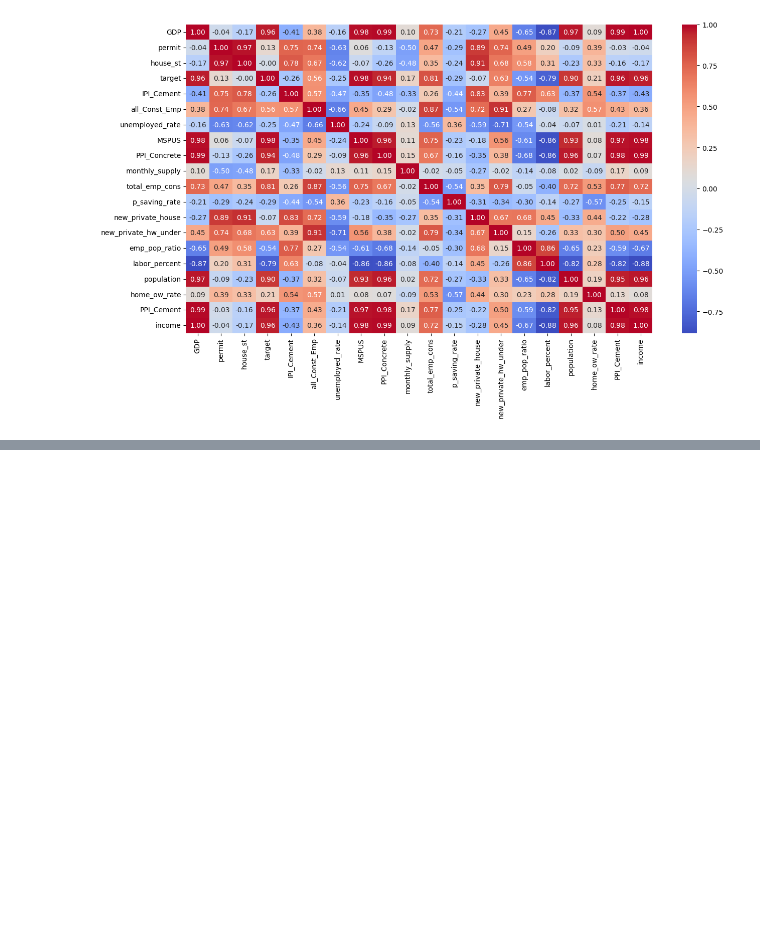
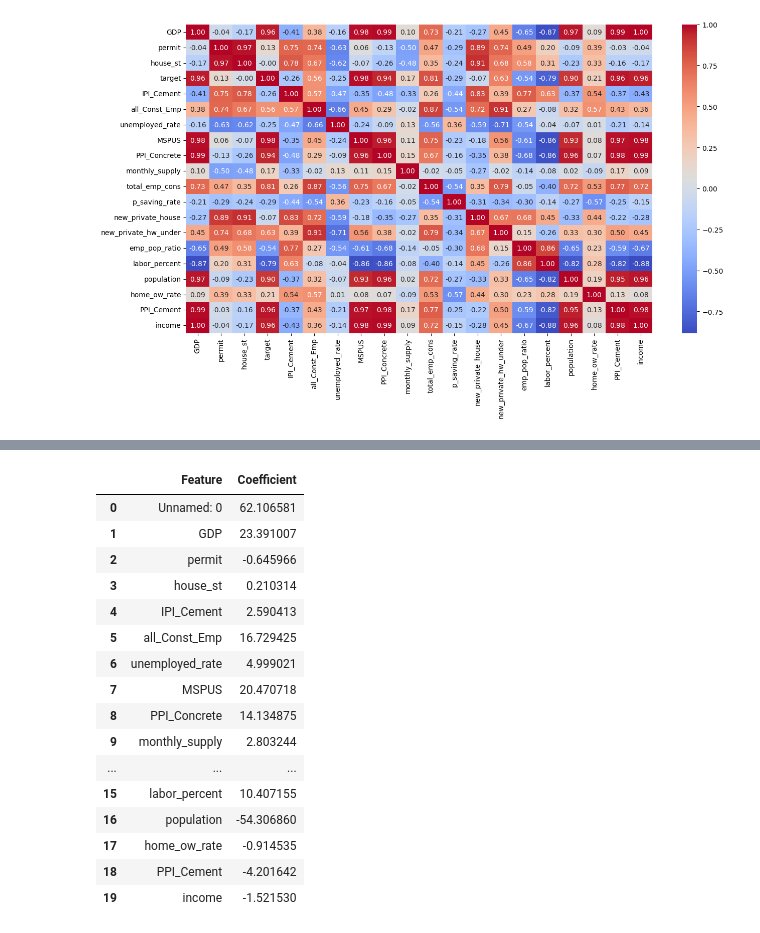
Before and after one commit to somyakmukherjee/US-Home-Price-Prediction, a Jupyter notebook: EDA_&_Modelling.ipynb, the cells around one changed output, grey strips where cells are left out. Cells and saved outputs as stored; diff of their text form; code cells hidden in the pictures; blank space fills up the shorter version.

```diff
--- a/EDA_&_Modelling.ipynb
+++ b/EDA_&_Modelling.ipynb
@@ -383,0 +410,2 @@ plt.show()
+# %%
+df = dfc.copy()
@@ -383,0 +472,29 @@ plt.show()
+# %%
+# coefficients and corresponding feature names
+lasso_coefficients = lasso_cv_model.coef_
+feature_names = X.columns
+
+coefficients_df = pd.DataFrame({'Feature': feature_names, 'Coefficient': lasso_coefficients})
+
+non_zero_coefficients_df = coefficients_df[coefficients_df['Coefficient'] != 0]
+zero_coefficients_df = coefficients_df[coefficients_df['Coefficient'] == 0]
+# %%
+non_zero_coefficients_df
+# %% [output]
+|  | Feature | Coefficient |
+| 0 | Unnamed: 0 | 62.106581 |
+| 1 | GDP | 23.391007 |
+| 2 | permit | -0.645966 |
+| 3 | house_st | 0.210314 |
+| 4 | IPI_Cement | 2.590413 |
+| 5 | all_Const_Emp | 16.729425 |
+| 6 | unemployed_rate | 4.999021 |
+| 7 | MSPUS | 20.470718 |
+| 8 | PPI_Concrete | 14.134875 |
+| 9 | monthly_supply | 2.803244 |
+| ... | ... | ... |
+| 15 | labor_percent | 10.407155 |
+| 16 | population | -54.306860 |
+| 17 | home_ow_rate | -0.914535 |
+| 18 | PPI_Cement | -4.201642 |
+| 19 | income | -1.521530 |
```
Also changed, not shown: parts of 13 cells of this notebook.
